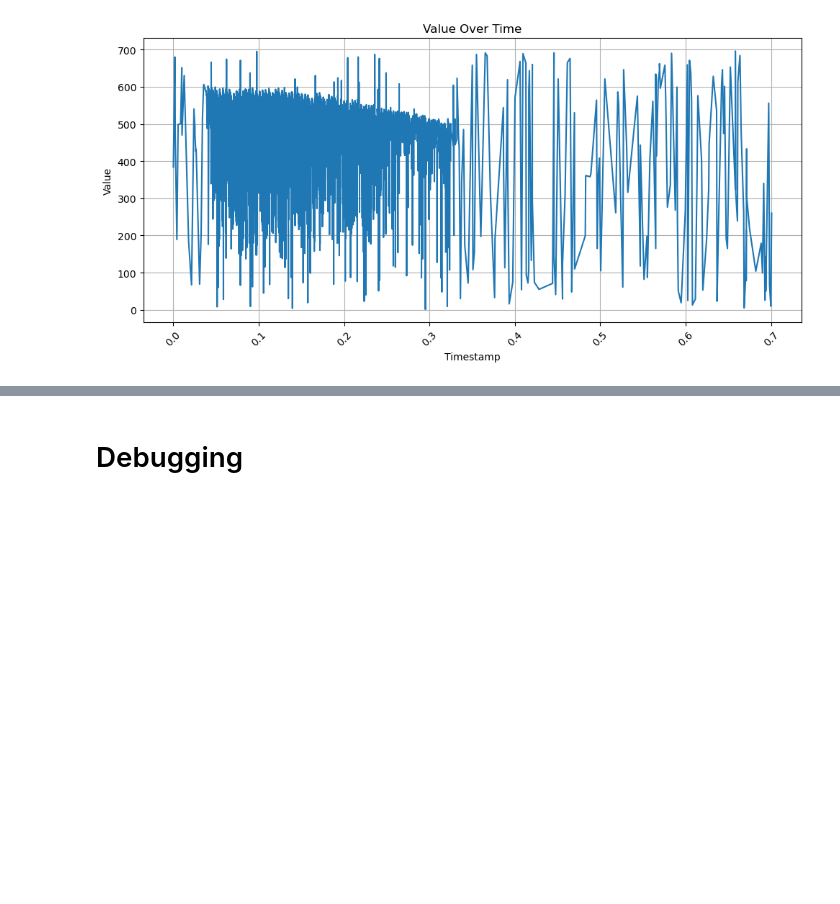
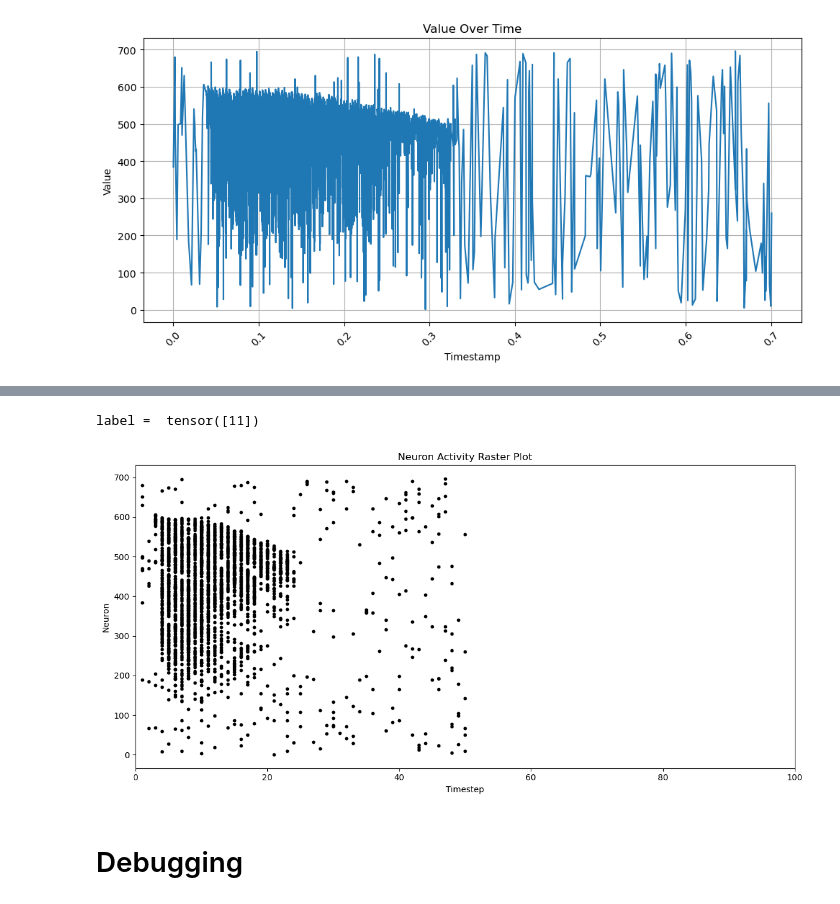
Before and after one commit to ForzaMark/whk-snn, a Jupyter notebook: heidelberg_implementation/train_snn_heidelberg.ipynb, the cells around one changed output, grey strips where cells are left out. Drawn from its saved outputs; the diff is of its cells as text; code cells hidden in the pictures; blank space fills up the shorter version.

```diff
--- a/heidelberg_implementation/train_snn_heidelberg.ipynb
+++ b/heidelberg_implementation/train_snn_heidelberg.ipynb
@@ -135,3 +153,28 @@ tensor([[[0., 0., 0.,  ..., 0., 0., 0.],
+# %%
+import numpy as np
+import matplotlib.pyplot as plt
+
+x,y = data_generator[0]
+data = x.to_dense()[0]
+
+# Get coordinates of all 1s
+times, neurons = np.where(data == 1)
+
+print('label = ', y)
+
+# Plot
+plt.figure(figsize=(12, 6))
+plt.scatter(times, neurons, s=10, color='black')  # s controls dot size
+plt.xlabel('Timestep')
+plt.ylabel('Neuron')
+plt.title('Neuron Activity Raster Plot')
+plt.xlim(0, number_time_steps)
+#plt.gca().invert_yaxis()  # Optional: place neuron 0 at top
+plt.tight_layout()
+plt.show()
+# %% [output]
+label =  tensor([11])
+[figure, added]
 # %% [markdown]
 # Debugging
 # %%
```
Also changed, not shown: parts of 6 cells of this notebook.
